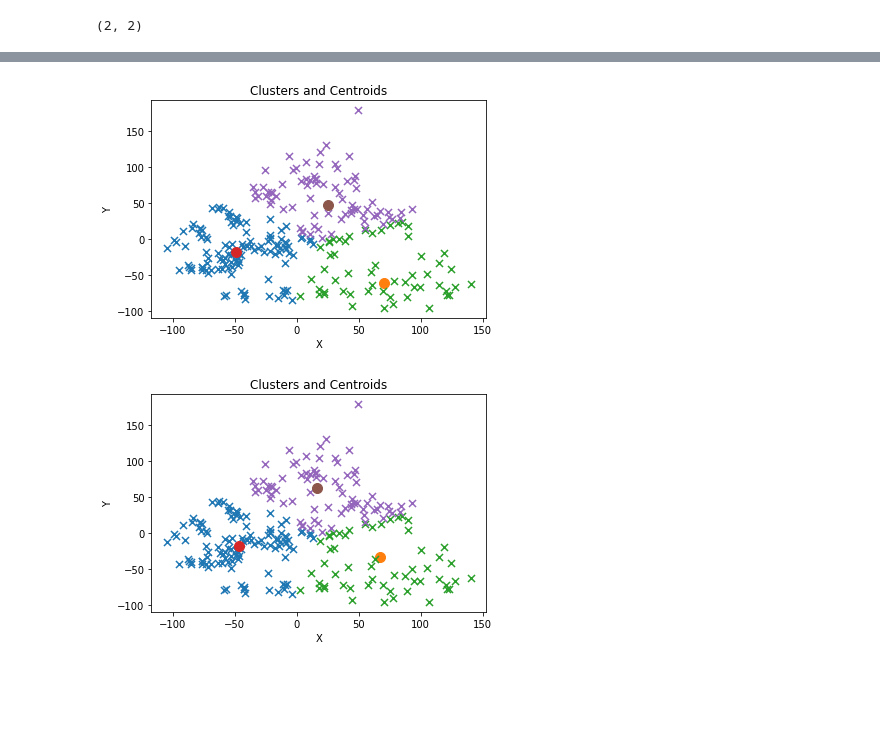
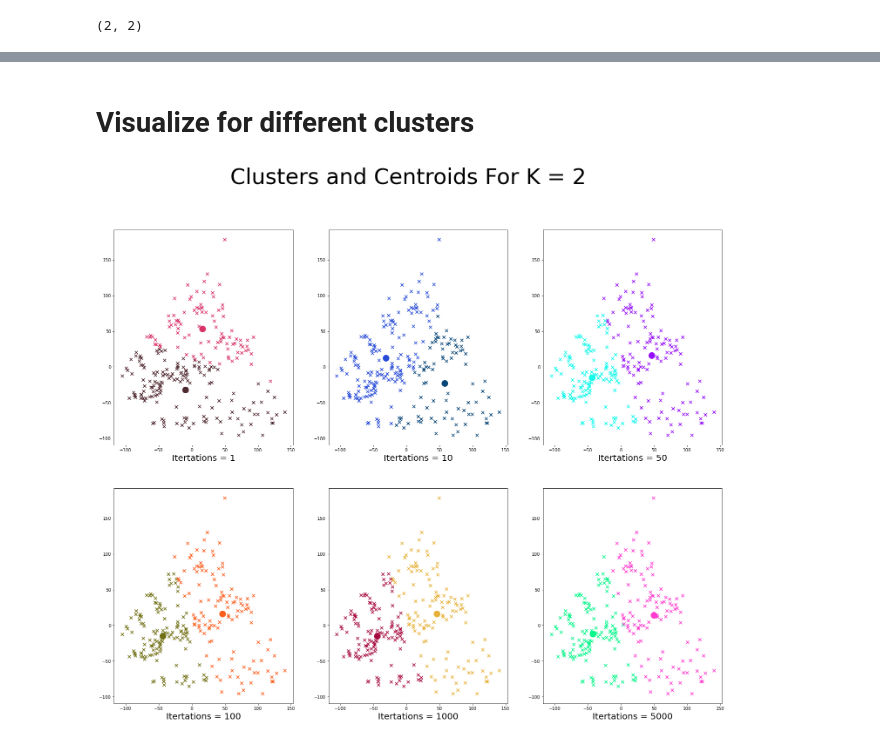
Before and after one commit to splAcharya/K_Means_Clustering, a Jupyter notebook: k_means_implementation.ipynb, the cells around one changed output, grey strips where cells are left out. Cells and saved outputs as stored; diff of their text form; code cells hidden in the pictures; blank space fills up the shorter version.

Commit message:
added plot for various cluters and iterations

```diff
--- a/k_means_implementation.ipynb
+++ b/k_means_implementation.ipynb
@@ -315,5 +301,5 @@ model.fit(bm_df.to_numpy())
 # %%
 centroids = model.get_centroids()
 # %%
-cluster_labels = model.predict_labels(bm_df.to_numpy())
+cluster_labels = model.predict_labels(features_matrix)
 # %%
@@ -341,7 +308,0 @@ visualize_k_means_clustering(bm_df.to_numpy(),centroids,predicted_labels,k=2)
-# %%
-#create a pipeline for pramters varying
-model = Kmeans(num_clusters=3,max_iter=100)
-model.fit(bm_df.to_numpy())
-centroids = model.get_centroids()
-cluster_labels = model.predict_labels(bm_df.to_numpy())
-visualize_k_means_clustering(bm_df.to_numpy(),centroids,predicted_labels,k=3)
@@ -350,18 +309,23 @@ visualize_k_means_clustering(bm_df.to_numpy(),centroids,predicted_labels,k=3)
-# %%
-#create a pipeline for pramters varying
-model = Kmeans(num_clusters=3,max_iter=1000)
-model.fit(bm_df.to_numpy())
-centroids = model.get_centroids()
-cluster_labels = model.predict_labels(bm_df.to_numpy())
-visualize_k_means_clustering(bm_df.to_numpy(),centroids,predicted_labels,k=3)
-# %% [output]
-[figure, removed]
-# %%
-#create a pipeline for pramters varying
-model = Kmeans(num_clusters=3,max_iter=5000)
-model.fit(bm_df.to_numpy())
-centroids = model.get_centroids()
-cluster_labels = model.predict_labels(bm_df.to_numpy())
-visualize_k_means_clustering(bm_df.to_numpy(),centroids,predicted_labels,k=3)
-# %% [output]
-[figure, removed]
+# %% [markdown]
+# Visualize for different clusters
+# %%
+features_matrix = bm_df.to_numpy()
+pca = PCA(n_components = 2)# Number of components to keep
+features_matrix = pca.fit_transform(features_matrix)
+fig, ax = plt.subplots(2,3,figsize=(25,20))
+iterations_list = [1,10,50,100,1000,5000]
+k = 2
+for n_iter,axi in zip(iterations_list,ax.flatten()):
+    model = Kmeans(num_clusters=k,max_iter=n_iter)
+    model.fit(features_matrix)
+    centroids = model.get_centroids()
+    cluster_labels = model.predict_labels(features_matrix)
+    for j in range(0,k):
+        color = np.random.rand(3,)
+        dpoints = features_matrix[cluster_labels==j]
+        axi.scatter(dpoints[:,0],dpoints[:,1],marker="x",s=50,c=color.reshape(1,-1))
+        axi.scatter(centroids[j,0],centroids[j,1],marker="o",s=200,c=color.reshape(1,-1)) #plot points
+        axi.set_xlabel("Itertations = " + str(n_iter),size=20)
+    fig.suptitle("Clusters and Centroids For K = " + str(k) ,size=50)
+# %% [output]
+[figure, added]
```
Also changed, not shown: parts of 16 cells of this notebook.
